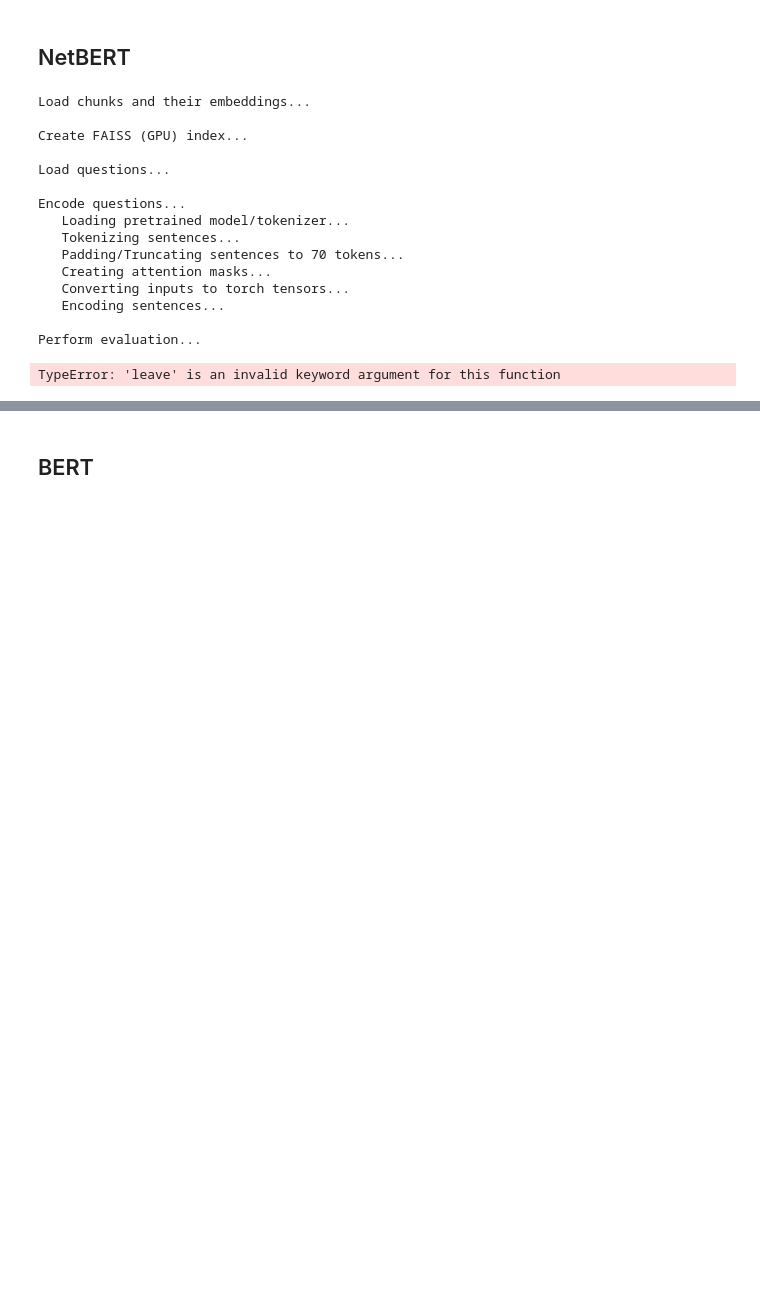
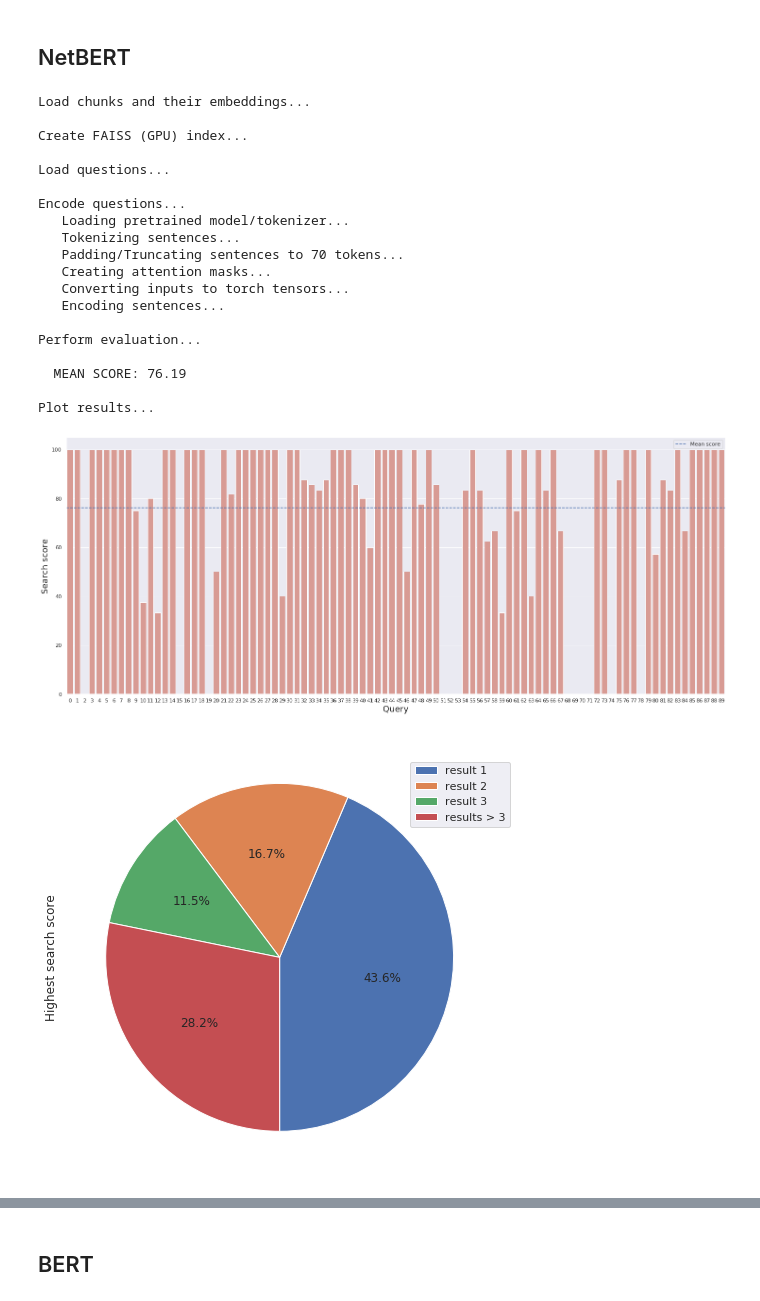
Before and after one commit to ant-louis/netbert, a Jupyter notebook: Code/Extrinsic_evaluation/QA/FAISS.ipynb, the cells around one changed output, grey strips where cells are left out. Drawn from its saved outputs; the diff is of its cells as text; code cells hidden in the pictures; blank space fills up the shorter version.

```diff
--- a/Code/Extrinsic_evaluation/QA/FAISS.ipynb
+++ b/Code/Extrinsic_evaluation/QA/FAISS.ipynb
@@ -182,7 +182,7 @@ def create_piechart(df, top_k):
     """
     # For each question, get the id of the result chunk that had the highest search score.
     # Note that the id here is simply the order of appearance of the result chunks.
-    all_count = df.Top_result_idx.value_counts().sort_index()
+    all_count = df.Top_result_idx.value_counts().sort_index()[1:]
 
     # In order not to plot the counts for all x result chunks, only keep the first 'top_k'
     # and sum up the counts of the remaining as one entity.
@@ -206,6 +206,7 @@ def create_piechart(df, top_k):
     ax.legend(loc=(0.8,0.8), labels=labels)
     plt.show()
     return
+
 
 
 def run(model_name_or_path, embeddings_filepath, questions_filepath, questions_type=None,
@@ -238,7 +239,7 @@ def run(model_name_or_path, embeddings_filepath, questions_filepath, questions_t
     df = pd.DataFrame(columns=cols)
 
     # For each question-answer pair, compute a score according to the results of FAISS search.
-    for i, (Q, E, A) in enumerate(tqdm(zip(questions, quest_embeddings, answers)), total=len(questions)):
+    for i, (Q, E, A) in enumerate(tqdm(zip(questions, quest_embeddings, answers), total=len(questions))):
 
         # Process the answer.
         multiple_ans = A.split(';')
@@ -271,11 +272,11 @@ def run(model_name_or_path, embeddings_filepath, questions_filepath, questions_t
 
         # Get the final score as the max score among all chunk results, and the associated chunk id.
         max_score = max(scores)
-        top_chunk = scores.index(max(scores))
+        top_chunk = (scores.index(max(scores)) + 1) if max(scores) != 0.0 else 0
         #print("  QUESTION {}  -  SCORE: {:.2f}  -  BEST CHUNK: {}".format(i, max_score, top_chunk))
 
         # Add row to dataframe.
-        new_row = [Q, A, max_score, top_chunk+1]
+        new_row = [Q, A, max_score, top_chunk]
         new_row.extend(result_chunks)
         new_row.extend(result_distances)
         df = df.append(pd.Series(new_row, index=df.columns), ignore_index=True)
@@ -285,31 +286,37 @@ def run(model_name_or_path, embeddings_filepath, questions_filepath, questions_t
     print("\nPlot results...")
     create_barplot(df)
     create_piechart(df, 3)
+    return df
 
     print("\nDone.")
 # %% [markdown]
 ## NetBERT
 # %%
-run(
+df=run(
     model_name_or_path='/raid/antoloui/Master-thesis/Code/_models/netbert-830000/',
     embeddings_filepath='/raid/antoloui/Master-thesis/Data/QA/embeddings/netbert_embeddings.h5',
     questions_filepath='/raid/antoloui/Master-thesis/Data/QA/questions.csv',
     questions_type='Knowledge'
 )
 # %% [output]
 Load chunks and their embeddings...
 
 Create FAISS (GPU) index...
 
 Load questions...
 
 Encode questions...
    Loading pretrained model/tokenizer...
    Tokenizing sentences...
    Padding/Truncating sentences to 70 tokens...
    Creating attention masks...
    Converting inputs to torch tensors...
    Encoding sentences...
 
 Perform evaluation...
+
+  MEAN SCORE: 76.19
+
+Plot results...
-TypeError: 'leave' is an invalid keyword argument for this function
+[figure, added]
+[figure, added]
```
Also changed, not shown: parts of 3 cells of this notebook, 26 other files.
